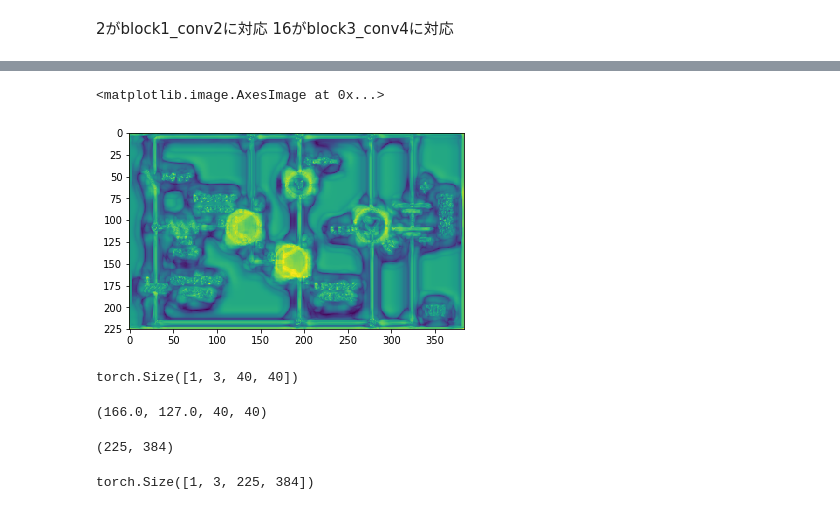
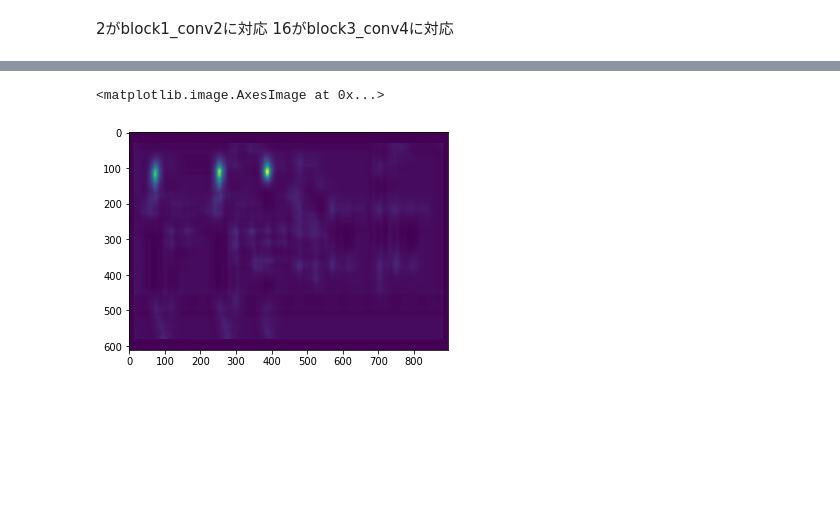
Before and after one commit to kamata1729/QATM_pytorch, a Jupyter notebook: qatm_pytorch.ipynb, the cells around one changed output, grey strips where cells are left out. Drawn from its saved outputs; the diff is of its cells as text; code cells hidden in the pictures; blank space fills up the shorter version.

```diff
--- a/qatm_pytorch.ipynb
+++ b/qatm_pytorch.ipynb
@@ -30,0 +28,2 @@ template = image_transform(sample_template).unsqueeze(0)
+# %%
+mult = 0.7
@@ -47,12 +65,16 @@ class Featex():
     def save_feature2(self, module, input, output):
         self.feature2 = output.detach()
 
-    def __call__(self, input):
+    def __call__(self, input, mode='big'):
         if self.use_cuda:
             input = input.cuda()
         _ = self.model(input)
-        # resize feature2 to the same size of feature1
-        self.feature2 = F.interpolate(self.feature2, size=(self.feature1.size()[2], self.feature1.size()[3]), mode='bilinear', align_corners=True)
+        if mode=='big':
+            # resize feature1 to the same size of feature2
+            self.feature1 = F.interpolate(self.feature1, size=(self.feature2.size()[2], self.feature2.size()[3]), mode='bilinear', align_corners=True)
+        else:
+            # resize feature2 to the same size of feature1
+            self.feature2 = F.interpolate(self.feature2, size=(self.feature1.size()[2], self.feature1.size()[3]), mode='bilinear', align_corners=True)
         return torch.cat((self.feature1, self.feature2), dim=1)
 # %%
 def call( self, x ):
@@ -138,27 +152,27 @@ class QATM():
 # %%
 model = CreateModel(model=models.vgg19(pretrained=True).features, alpha=25, use_cuda=True)
 # %%
-def run_one_sample(template, sample):
-    val = model(template, sample)
+def run_one_sample(template, image):
+    val = model(template, image)
     if val.is_cuda:
         val = val.cpu()
     val = val.numpy()
     print(val.shape)
-    return val
+
     # compute geometry average on score map
-    val = np.log( val )
+    val = np.log(val)
     gray = val[0,:,:,0]
-    gray = cv2.resize( gray, (image.shape[1], image.shape[0]) )
-    score = compute_score( gray, w, h )
+    gray = cv2.resize( gray, (image.size()[-1], image.size()[-2]) )
+    h = template.size()[-2]
+    w = template.size()[-1]
+    score = compute_score( gray, w, h)
     score[score>-1e-7] = score.min()
     score = np.exp(score / (h*w)) # reverse number range back after computing geometry average
 
     # plot result
-    x, y, w, h = locate_bbox( score, w, h )
-    image_plot = cv2.rectangle( image_plot, (int(x), int(y)), (int(x+w), int(y+h)), (255, 0, 0), 2 )
-    fig, ax = plt.subplots( 1, 3, figsize=(20, 5) )
-    ax[0].imshow(template_plot)
-    ax[1].imshow(image_plot)
-
-    ax[2].imshow(score, 'jet')
-    plt.show()
+    nms_res = nms(score, w, h, thresh=0.7)
+    d_img = image_raw.copy()
+    for box in nms_res:
+        d_img = cv2.rectangle(d_img, tuple(box[0]), tuple(box[1]), (255, 0, 0), 3)
+    plt.imshow(d_img)
+    return score
@@ -165,3 +210,3 @@ def run_one_sample(template, sample):
 # %%
-val = run_one_sample(template, image)
+score = run_one_sample(template, image)
 # %% [output]
@@ -180,9 +218,5 @@ gray = val[0,:,:,0]
 # %%
-plt.imshow(gray)
+plt.imshow(score)
 # %% [output]
 <matplotlib.image.AxesImage at 0x...>
-[figure, old version]
+[figure, new version]
-# %%
-template.size()
-# %% [output]
-torch.Size([1, 3, 40, 40])
@@ -195,12 +222,0 @@ score = np.exp(score / (h*w)) # reverse number range back after computing geomet
-# %%
-locate_bbox(score, w, h)
-# %% [output]
-(166.0, 127.0, 40, 40)
-# %%
-gray = cv2.resize(gray, (image))
-# %% [output]
-(225, 384)
-# %%
-image.size()
-# %% [output]
-torch.Size([1, 3, 225, 384])
```
Also changed, not shown: parts of 16 cells of this notebook, 8 other files.
